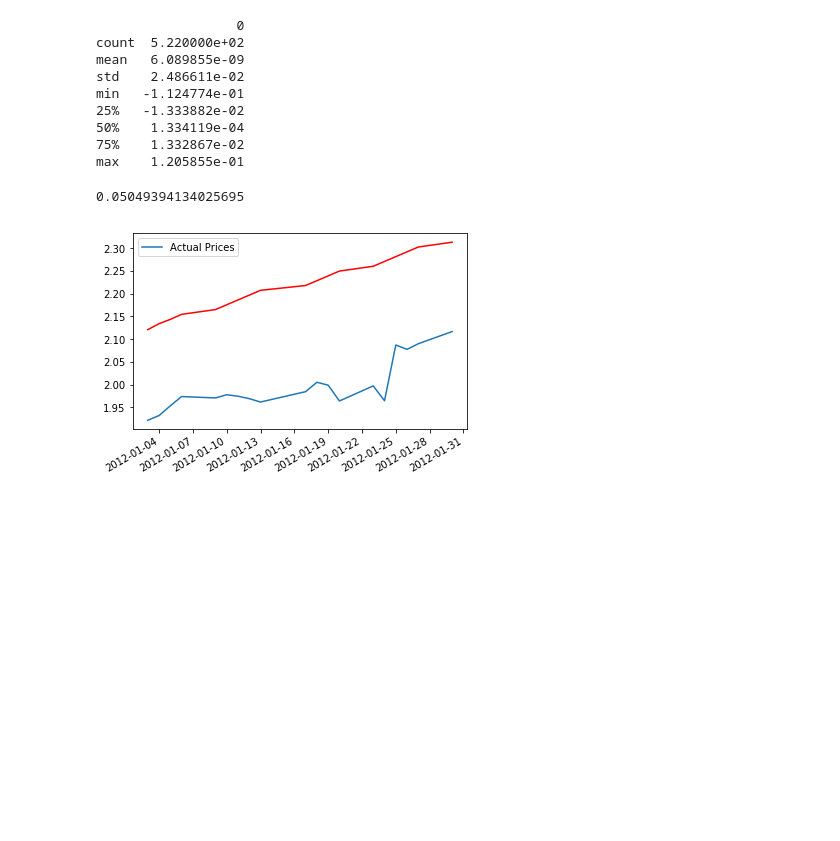
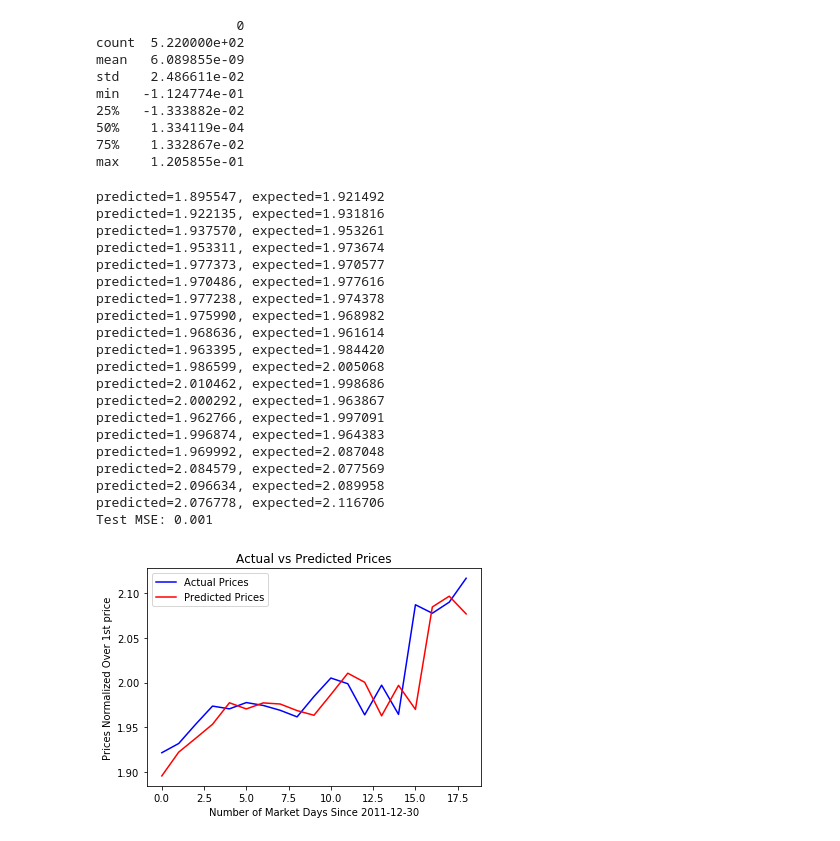
Before and after one commit to JoseMobile/ML4Trading, a Jupyter notebook: Forecasting and Portfolio Optimization.ipynb, the cells around one changed output. Cells and saved outputs as stored; diff of their text form; code cells hidden in the pictures; blank space fills up the shorter version.

```diff
--- a/Forecasting and Portfolio Optimization.ipynb
+++ b/Forecasting and Portfolio Optimization.ipynb
@@ -1,13 +1,15 @@
 # %%
+# Uncomment below when working outside of home device
+# data_dir = r'C:\Users\329982789\Desktop\ML for Trading\ML4T_2018Spring\ML4T_2018Spring\data'
+data_dir = r'C:\Users\jc1\Desktop\ML4T_2018Spring\ML4T_2018Spring\data'
 
-data_dir = r'C:\Users\329982789\Desktop\ML for Trading\ML4T_2018Spring\ML4T_2018Spring\data'
 import pandas as pd
 import numpy as np
 import datetime as dt
 import matplotlib.pyplot as plt
 import os
 from scipy import optimize as opt
-from util import plot_data
+#from util import plot_data
 from statsmodels.tsa.stattools import adfuller
 # %%
 def symbol_to_path(symbol, base_dir=data_dir):
@@ -43,7 +45,7 @@ prices_SPY = prices_all['SPY']  # only SPY, for comparison later
 prices_norm = prices/prices.iloc[0]
 SPY_norm = prices_SPY/prices_SPY.iloc[0]
 # filling in nan values in data
-#prices_norm.fillna(method='ffill',inplace=True)
+prices_norm.fillna(method='ffill',inplace=True)
 #prices_norm.fillna(method='bfill', inplace=True)
 # %%
 # performs an Augmented Dickey-Fuller test to determine if the stock prices is a stationary time series or not.
@@ -314,30 +331,49 @@ min   -1.124774e-01
 max    1.205855e-01
 # %%
 from sklearn.metrics import mean_squared_error
+from statsmodels.tsa.arima_model import ARIMA
+train = prices_norm['AAPL']['2010-01-01':'2011-12-30']
+test = prices_norm['AAPL']['2012-01-02':'2012-01-30']
+history = [x for x in train]
+predictions = list()
 
-train = prices_norm['AAPL']['2010-01-04':'2011-12-30']
-test = prices_norm['AAPL']['2012-01-02':'2012-01-30']
-history = test.copy()
-predictions = list()
 for t in range(len(test)):
-    model = ARIMA(history, order=(1,1,0))
-    model_fit = model.fit(disp=0)
-    output = model_fit.forecast(steps=len(test))
-    yhat = output[0]
-    predictions.append(yhat)
-    obs = test[t]
-    history.append(pd.Series(obs))
-
-error = mean_squared_error(test, predicts)
-test1 = pd.DataFrame({'Actual Prices':test})
-print(error)
-test1.plot()
-plt.plot(predicts, color='red')
+	model = ARIMA(history, order=(5,1,0))
+	model_fit = model.fit(disp=0)
+	output = model_fit.forecast()
+	yhat = output[0]
+	predictions.append(yhat)
+	obs = test[t]
+	history.append(obs)
+	print('predicted=%f, expected=%f' % (yhat, obs))
+error = mean_squared_error(test, predictions)
+print('Test MSE: %.3f' % error)
+plt.plot(test.tolist(),color='blue', label='Actual Prices')
+plt.plot(predictions, color='red', label='Predicted Prices')
+plt.ylabel('Prices Normalized Over 1st price')
+plt.xlabel('Number of Market Days Since 2011-12-30')
+plt.legend()
+plt.title('Actual vs Predicted Prices')
 plt.show()
-# plot
-#plt.plot(test)
-#plt.plot(predictions, color='red')
-#plt.show()
 # %% [output]
-0.05049394134025695
+predicted=1.895547, expected=1.921492
+predicted=1.922135, expected=1.931816
+predicted=1.937570, expected=1.953261
+predicted=1.953311, expected=1.973674
+predicted=1.977373, expected=1.970577
+predicted=1.970486, expected=1.977616
+predicted=1.977238, expected=1.974378
+predicted=1.975990, expected=1.968982
+predicted=1.968636, expected=1.961614
+predicted=1.963395, expected=1.984420
+predicted=1.986599, expected=2.005068
+predicted=2.010462, expected=1.998686
+predicted=2.000292, expected=1.963867
+predicted=1.962766, expected=1.997091
+predicted=1.996874, expected=1.964383
+predicted=1.969992, expected=2.087048
+predicted=2.084579, expected=2.077569
+predicted=2.096634, expected=2.089958
+predicted=2.076778, expected=2.116706
+Test MSE: 0.001
-[figure, old version]
+[figure, new version]
```
Also changed, not shown: parts of 12 cells of this notebook.
